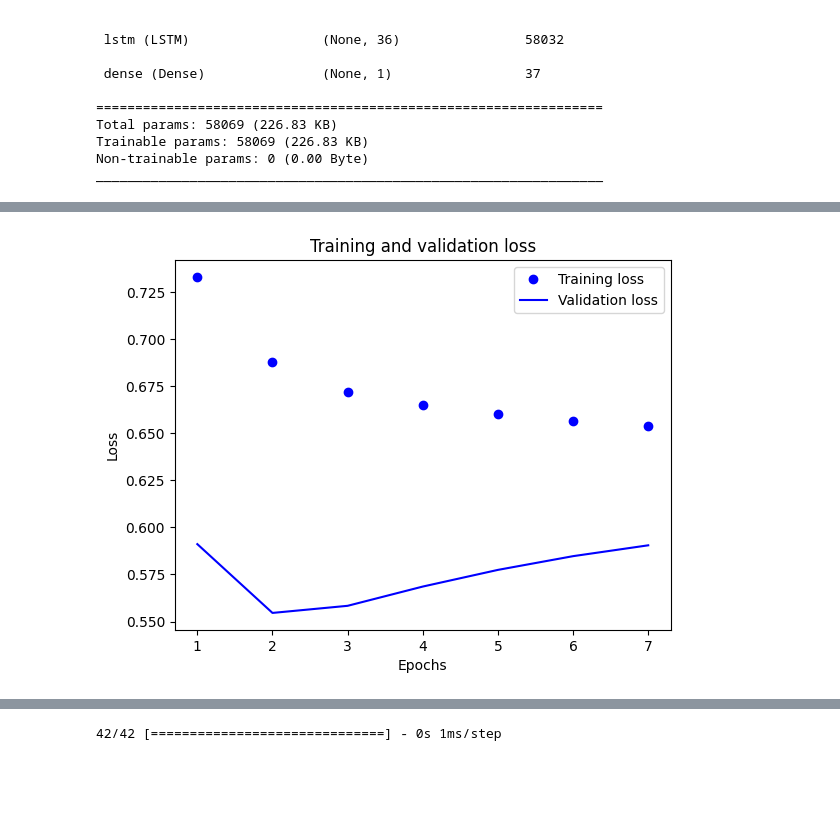
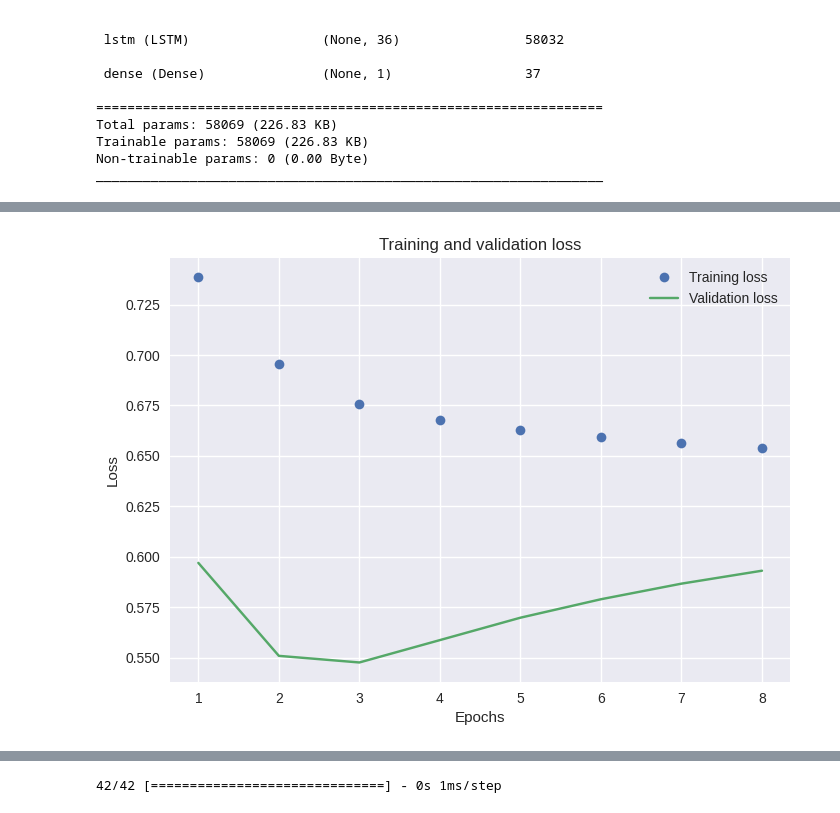
Before and after one commit to will-j-c/cqf_final_project_DL, a Jupyter notebook: test.ipynb, the cells around one changed output, grey strips where cells are left out. Drawn from its saved outputs; the diff is of its cells as text; code cells hidden in the pictures; blank space fills up the shorter version.

Commit message:
feat: baseline keras model and metrics

```diff
--- a/test.ipynb
+++ b/test.ipynb
@@ -37,7 +38,12 @@ X_train = pd.read_csv('data/train/scaled_X_train.csv', parse_dates=True, index_c
 y_train = pd.read_csv('data/train/y_train.csv', parse_dates=True, index_col='unix')
 X_test = pd.read_csv('data/test/scaled_X_test.csv', parse_dates=True, index_col='unix')
 y_test = pd.read_csv('data/test/y_test.csv', parse_dates=True, index_col='unix')
-X_train, X_val, y_train, y_val = train_test_split(X_train, y_train, shuffle=False)
+X_val = pd.read_csv('data/val/scaled_X_val.csv', parse_dates=True, index_col='unix')
+y_val = pd.read_csv('data/val/y_val.csv', parse_dates=True, index_col='unix')
+# %%
+y = pd.concat([y_train, y_val, y_test])
+y.values.flatten()
+weights = cwts(y.values.flatten())
 # %%
 # Reshape the data into the correct format
 seqlen = 1
@@ -74,7 +80,8 @@ callbacks = [
     tf.keras.callbacks.EarlyStopping(patience=5)]
 
 model.compile(optimizer='rmsprop', loss='binary_crossentropy',
-              metrics=['accuracy'])
+              metrics=['accuracy', tf.keras.metrics.Precision(), tf.keras.metrics.Recall()])
+
 history = model.fit(x=train_tensors, epochs=100, validation_data=val_tensors,
                     class_weight=weights, callbacks=callbacks)
 # %% [output]
@@ -95,15 +104,8 @@ Epoch 7/100
 # %%
 import matplotlib.pyplot as plt
 history_dict = history.history
 loss_values = history_dict['loss']
 val_loss_values = history_dict['val_loss']
-epochs = range(1, len(loss_values) + 1)
-plt.plot(epochs, loss_values, 'bo', label='Training loss')
-plt.plot(epochs, val_loss_values, 'b', label='Validation loss')
-plt.title('Training and validation loss')
-plt.xlabel('Epochs')
-plt.ylabel('Loss')
-plt.legend()
-plt.show()
+plot_metrics(loss_values, val_loss_values, 'loss')
 # %% [output]
-[figure, old version]
+[figure, new version]
```
Also changed, not shown: parts of 9 cells of this notebook, 7 other files.
